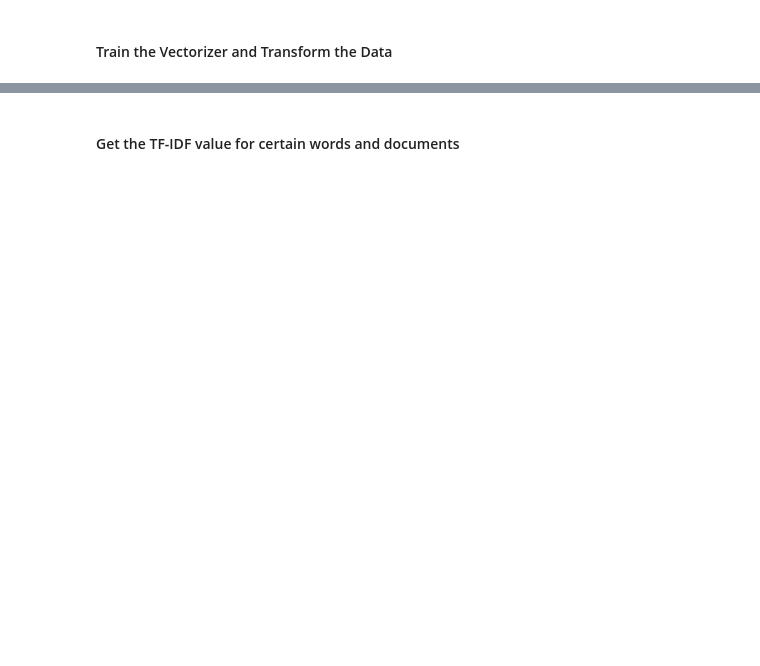
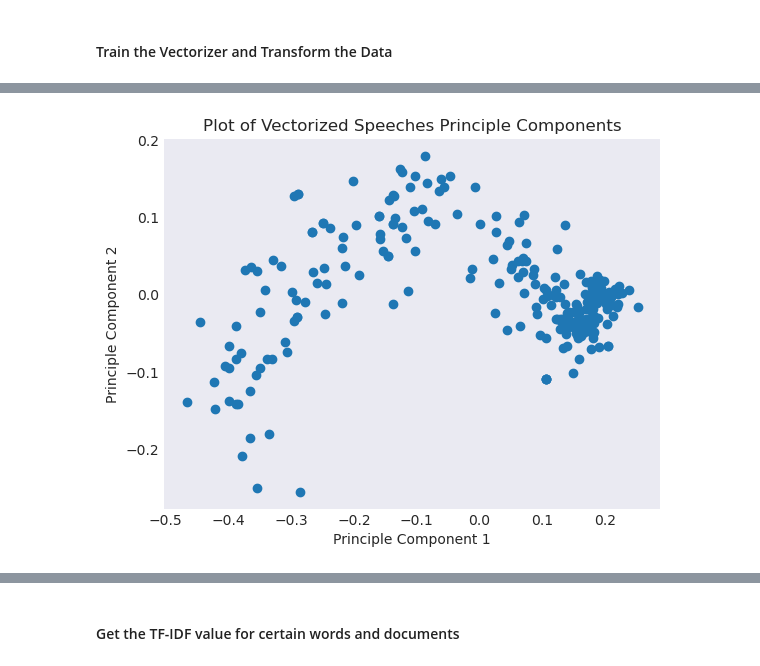
Before and after one commit to UCB-stat-159-f25/proj02-shrija-owen-allison, a Jupyter notebook: nlp-P02.ipynb, the cells around one changed output, grey strips where cells are left out. Cells and saved outputs as stored; diff of their text form; code cells hidden in the pictures; blank space fills up the shorter version.

```diff
--- a/nlp-P02.ipynb
+++ b/nlp-P02.ipynb
@@ -294,3 +294,5 @@ from sklearn.decomposition import PCA
 raw_docs = sou["Text"].to_list()
 # %%
-# Hint - use fit_transform for vectorizer and PCA
+# Fit the TF-IDF vectorizer
+vectorizer = TfidfVectorizer()
+vectorized_docs = vectorizer.fit_transform(raw_docs)  # shape: (num_speeches, num_tokens)
@@ -317,0 +301,20 @@ The output of `fit_transform()` will be a matrix where each row corresponds to a
+# %%
+# PCA expects a dense array
+vectorized_dense = vectorized_docs.toarray()  # convert sparse to dense
+
+# Set PCA to find the first two principle components
+pca = PCA(n_components=2)
+pca_result = pca.fit_transform(vectorized_dense)  # shape: (num_speeches, 2)
+
+# Create a DataFrame for plotting where each row is a speech, and each column is a projection onto one of the two principal components
+pca_df = pd.DataFrame(pca_result, columns=['PC1', 'PC2'])
+
+# Creating the plot
+plt.scatter(pca_df['PC1'], pca_df['PC2'])
+plt.xlabel('Principle Component 1')
+plt.ylabel('Principle Component 2')
+plt.title('Plot of Vectorized Speeches Principle Components')
+plt.savefig(outputs_dir / "vectorized_speeches_principle_components.png", dpi=300, bbox_inches="tight")
+plt.show()
+# %% [output]
+[figure, added]
```
Also changed, not shown: parts of 18 cells of this notebook.
